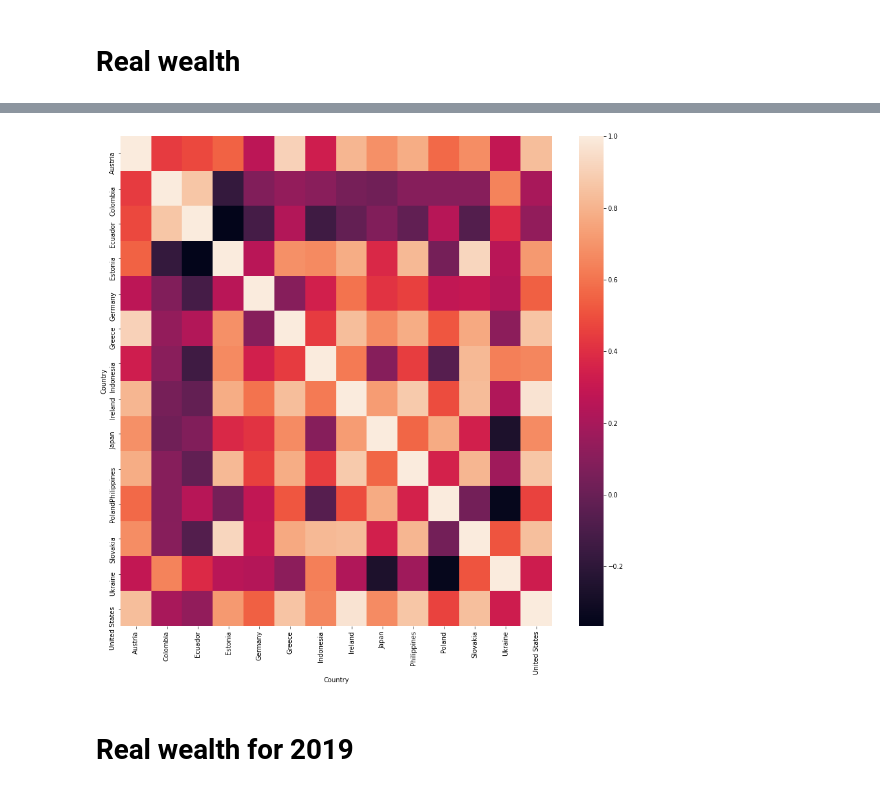
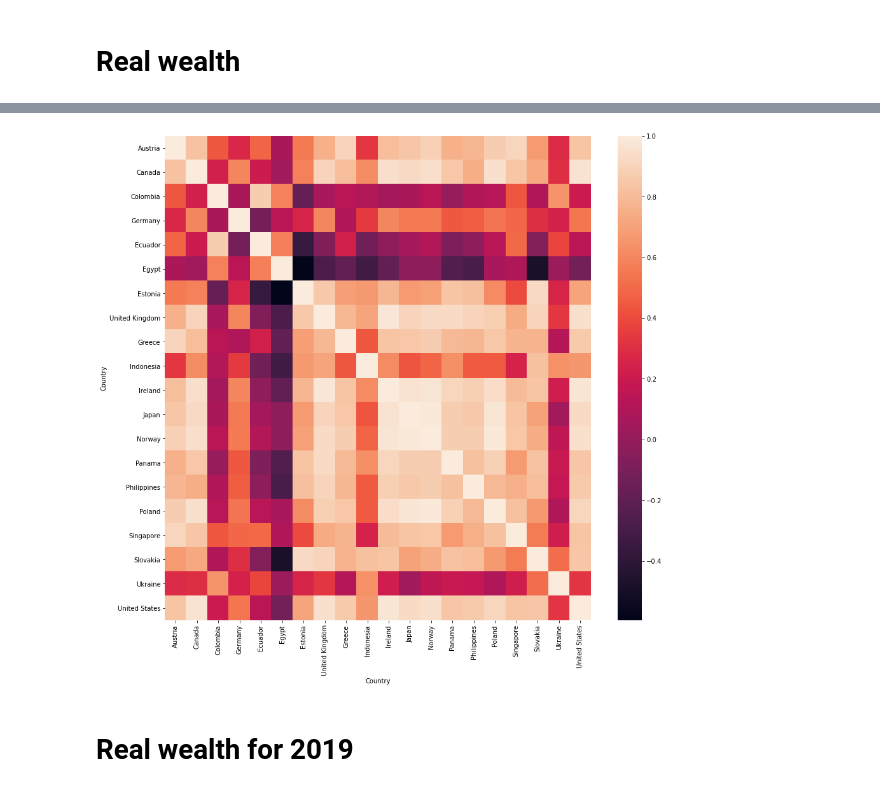
Before and after one commit to Vergenter/familyWealth, a Jupyter notebook: Heatmap.ipynb, the cells around one changed output, grey strips where cells are left out. Saved outputs shown, nothing was run; the diff lists cells and outputs as text; code cells hidden in the pictures.

Commit message:
update heatmap to current data

```diff
--- a/Heatmap.ipynb
+++ b/Heatmap.ipynb
@@ -29,8 +28,7 @@ plot = sns.heatmap(corr,
 # %% [markdown]
 # Real wealth
 # %%
-filename = 'dataset//wealth_factor/wealth.csv'
-df_real_wealth = read_csv(filename).dropna()
-df_real_wealth = df_real_wealth.filter(items=['Country', 'Field', 'Year', 'Wealth Factor'])
+filename = 'dataset//wealth_factor.csv'
+df_real_wealth = read_csv(filename,index_col=["Country","Field"])
 df_real_wealth.head()
 # %% [output]
@@ -57 +54,3 @@ df_real_wealth_total = get_field_type(df_real_wealth, 'Total')
+# %%
+df_real_wealth_total = df_real_wealth[df_real_wealth.index.map(lambda x: x[1]=="Total")].reset_index(level=1,drop=True)
 # %%
@@ -72,12 +71,12 @@ df_real_wealth_total_structured = df_real_wealth_total_structured.set_index('Cou
 # %%
-corr_real_wealth_total = df_real_wealth_total_structured.T.corr(method='pearson')
+corr_real_wealth_total = df_real_wealth_total.T.corr(method='pearson')
 
 fig, plot = plt.subplots(figsize = (15,14))
 plot = sns.heatmap(corr_real_wealth_total,
         xticklabels=corr_real_wealth_total.columns,
         yticklabels=corr_real_wealth_total.columns)
 # %% [output]
-[figure, old version]
+[figure, new version]
 # %% [markdown]
 # Real wealth for 2019
 # %%
```
Also changed, not shown: parts of 12 cells of this notebook.
